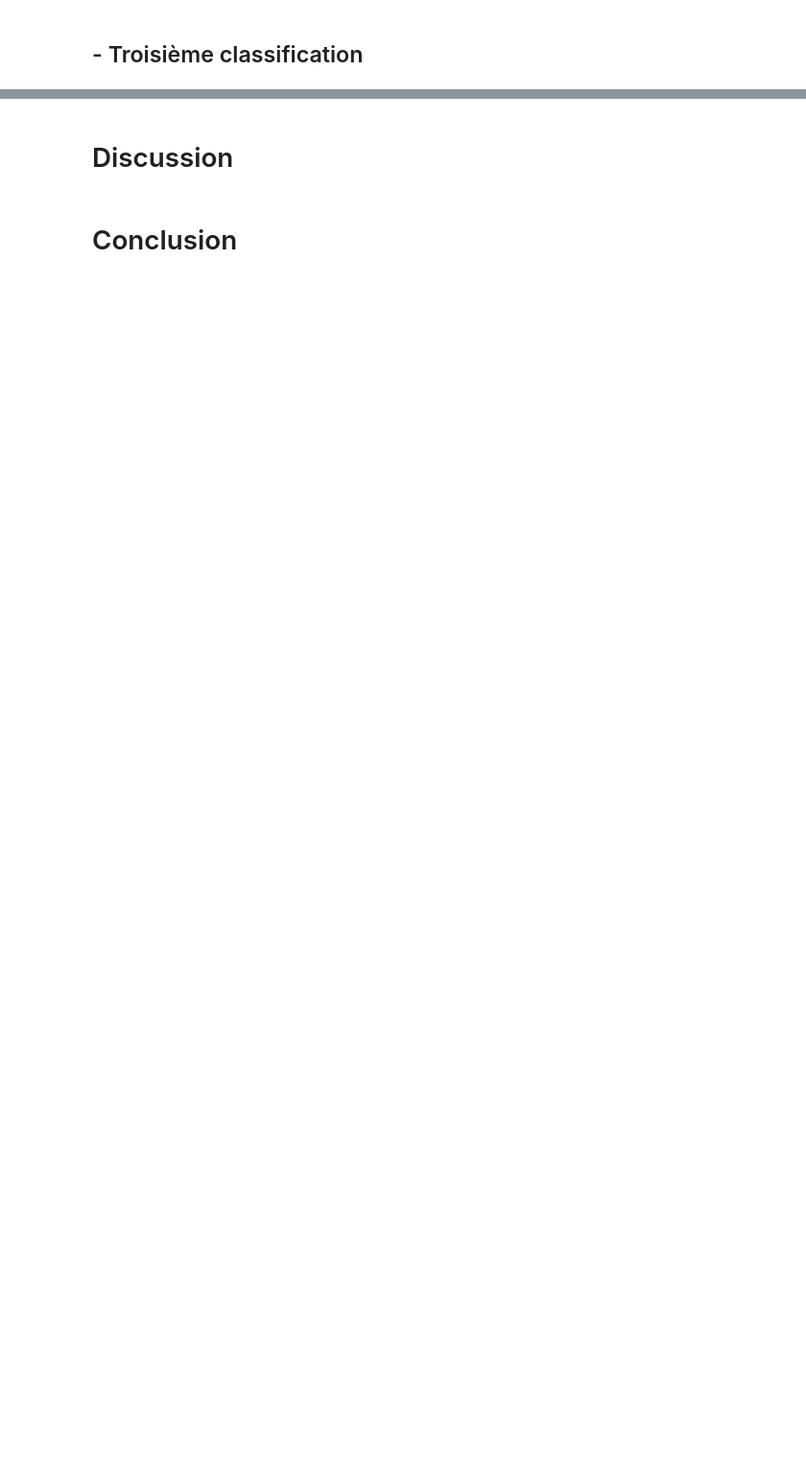
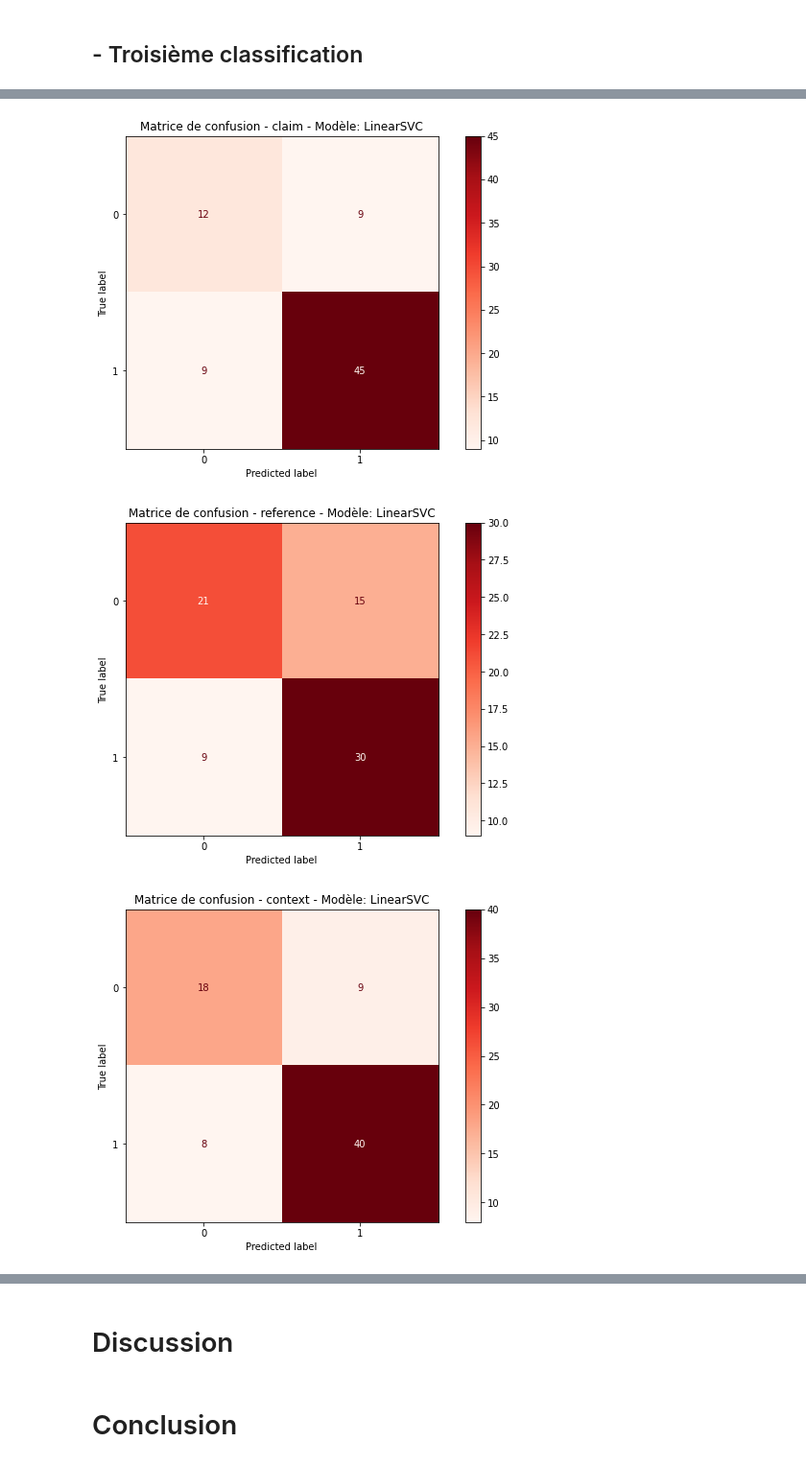
Before and after one commit to RaphaelRibes/machine-learning, a Jupyter notebook: Notebook-infos-pertinentes.ipynb, the cells around one changed output, grey strips where cells are left out. Shown: that part at 96% size. Saved outputs shown, nothing was run; the diff lists cells and outputs as text; code cells hidden in the pictures; blank space fills up the shorter version.

```diff
--- a/Notebook-infos-pertinentes.ipynb
+++ b/Notebook-infos-pertinentes.ipynb
@@ -744,6 +895,8 @@ from sklearn.model_selection import GridSearchCV
 from scipy.sparse import vstack
 from collections import Counter
 from sklearn.ensemble import GradientBoostingClassifier
+from sklearn.metrics import accuracy_score
+from sklearn.metrics import confusion_matrix, ConfusionMatrixDisplay
 
 
 # 1. Préparation des données
@@ -771,6 +924,8 @@ sci_df['cleaned_text'] = sci_df['text'].apply(preprocess_tweet)
 y = sci_df[['scientific_claim', 'scientific_reference', 'scientific_context']].values
 X = sci_df['cleaned_text']
 
+
+
 # 4. Vectorisation
 vectorizer = TfidfVectorizer(
     ngram_range=(1, 3),
@@ -779,6 +934,8 @@ vectorizer = TfidfVectorizer(
     max_df=0.85
 )
 X_vec = vectorizer.fit_transform(X)
+
+feature_names = np.array(vectorizer.get_feature_names_out())
 
 # 5. Séparation train/test
 X_train, X_test, y_train, y_test = train_test_split(
@@ -908,6 +1065,66 @@ for name, config in models.items():
         zero_division=0
     ))
 
+    ###################################################################
+
+    # Afficher une matrice de confusion
+
+    # Noms des étiquettes pour chaque colonne
+    label_names = ['claim', 'reference', 'context']
+
+    # Boucle sur chaque label (chaque colonne)
+    for i, label in enumerate(label_names):
+        cm = confusion_matrix(y_test[:, i], y_pred[:, i])
+        disp = ConfusionMatrixDisplay(confusion_matrix=cm, display_labels=[0, 1])
+        disp.plot(cmap='Reds')
+        plt.title(f"Matrice de confusion - {label} - Modèle: {name}")
+        plt.show()
+
+
+
+    ###################################################################
+    ###################################################################
+
+    #Extraire les features les plus important
+
+    nombre_de_features = 50
+
+    print(f"\nTop", nombre_de_features, "features importantes pour le modèle: {name}")
+
+    # Récupérer le meilleur modèle entraîné
+    best_model = grid.best_estimator_
+
+    # Pour chaque sortie (label multi-label), extraire les features importantes
+    for i, label in enumerate(['claim', 'reference', 'context']):
+        print(f"\n--- Top features pour la classe '{label}' ---")
+
+        estimator = best_model.estimators_[i]  # modèle pour ce label
+
+        if hasattr(estimator, 'coef_'):
+            # Pour LinearSVC ou LogisticRegression
+            coefs = estimator.coef_.flatten()
+            top_indices = np.argsort(np.abs(coefs))[(-1*nombre_de_features):][::-1]
+            top_features = feature_names[top_indices]
+            #print(list(zip(top_features, coefs[top_indices])))
+            print(list(zip(top_features)))
+
+
+        elif hasattr(estimator, 'feature_importances_'):
+            # Pour RandomForest, GradientBoosting
+            importances = estimator.feature_importances_
+            top_indices = np.argsort(importances)[(-1*nombre_de_features):][::-1]
+            top_features = feature_names[top_indices]
+            #print(list(zip(top_features, importances[top_indices])))
+            print(list(zip(top_features)))
+
+        else:
+            print(f"Pas d'attribut de feature importance pour {type(estimator).__name__}")
+
+
+
+
+    ####################################################################
+
     # Scores de validation croisée
     cv_scores = []
     cv_score = []
@@ -948,0 +1166,3 @@ weighted avg       0.79      0.75      0.77       141
+[figure, added]
+[figure, added]
+[figure, added]
```
Also changed, not shown: parts of 3 cells of this notebook.
